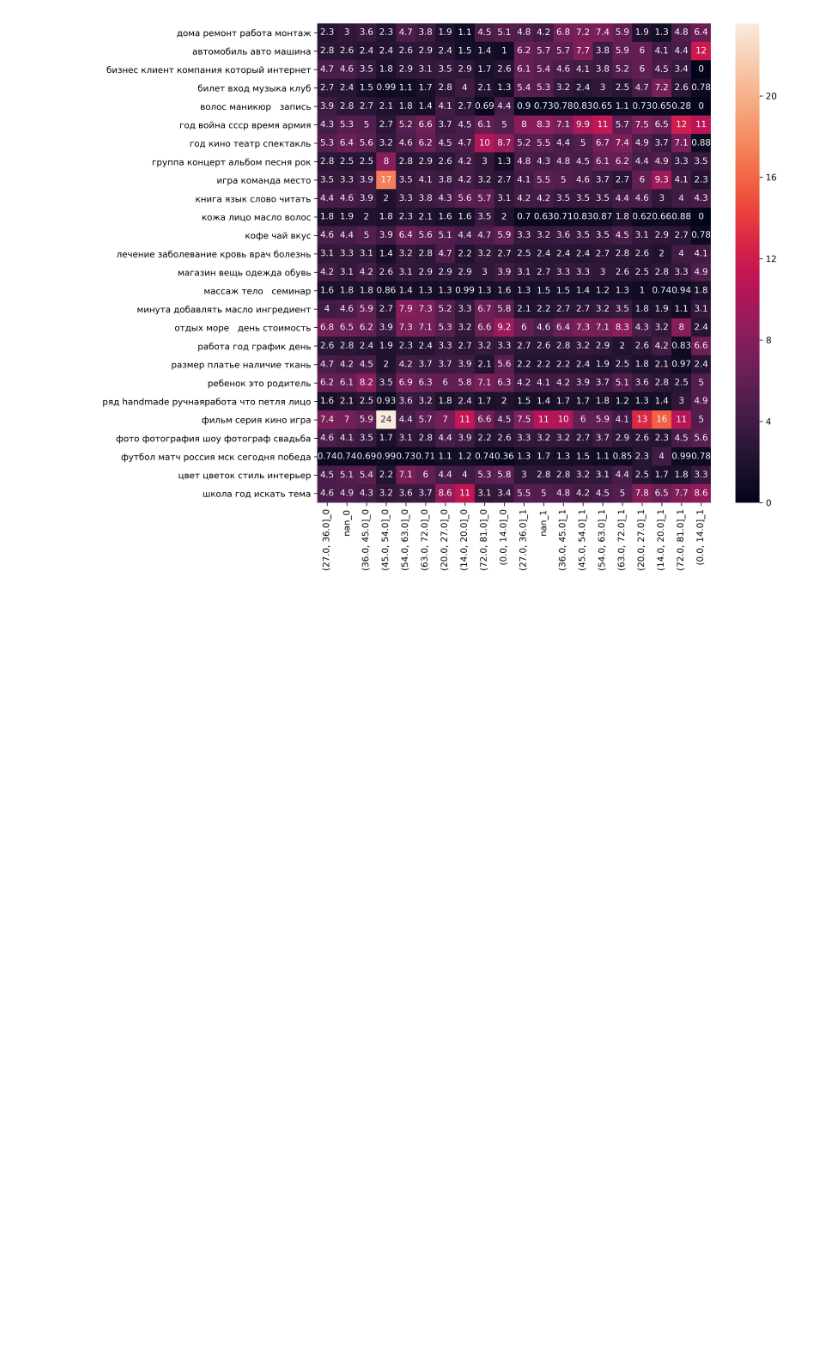
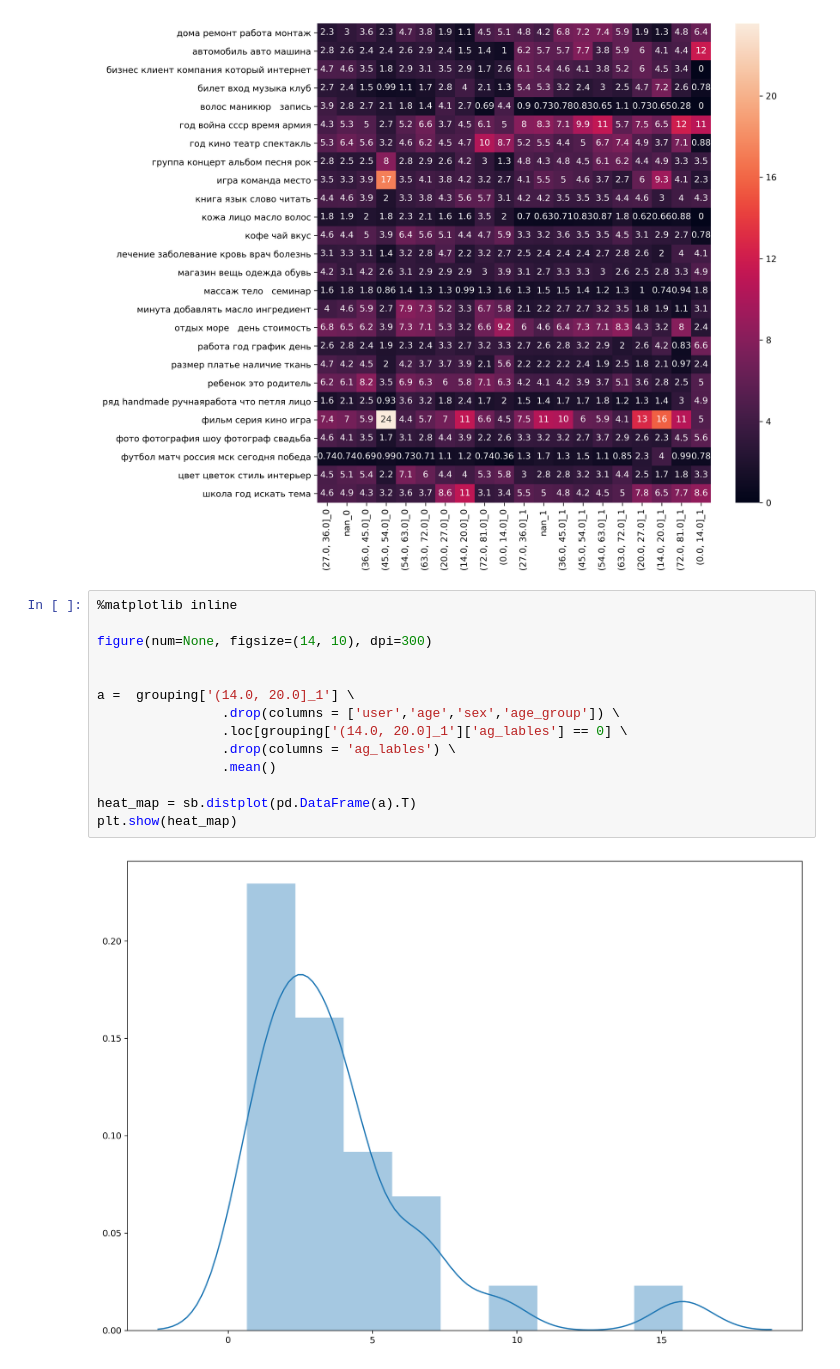
Before and after one commit to Vladimirchizh/TopicModeling, a Jupyter notebook: using_trained_model.ipynb, the cells around one changed output. Saved outputs shown, nothing was run; the diff lists cells and outputs as text; blank space fills up the shorter version.

```diff
--- a/using_trained_model.ipynb
+++ b/using_trained_model.ipynb
@@ -141,3 +141,19 @@ heat_map = sb.heatmap(hm.iloc[:40,:], annot=True)
 plt.show(heat_map)
 # %% [output]
 [figure]
+# %%
+%matplotlib inline
+
+figure(num=None, figsize=(14, 10), dpi=300)
+
+
+a =  grouping['(14.0, 20.0]_1'] \
+                .drop(columns = ['user','age','sex','age_group']) \
+                .loc[grouping['(14.0, 20.0]_1']['ag_lables'] == 0] \
+                .drop(columns = 'ag_lables') \
+                .mean()
+
+heat_map = sb.distplot(pd.DataFrame(a).T)
+plt.show(heat_map)
+# %% [output]
+[figure, added]
```
Also changed, not shown: parts of 6 cells of this notebook, 4 other files.
